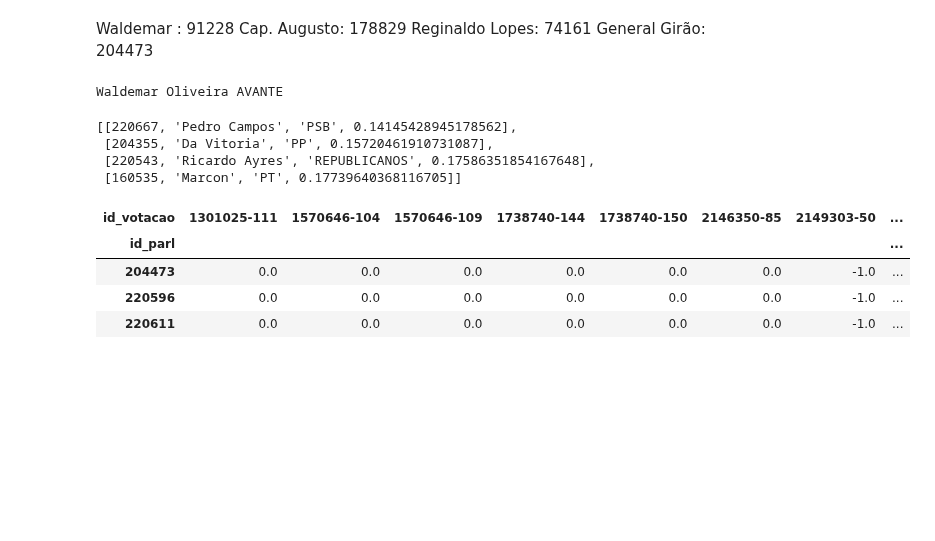
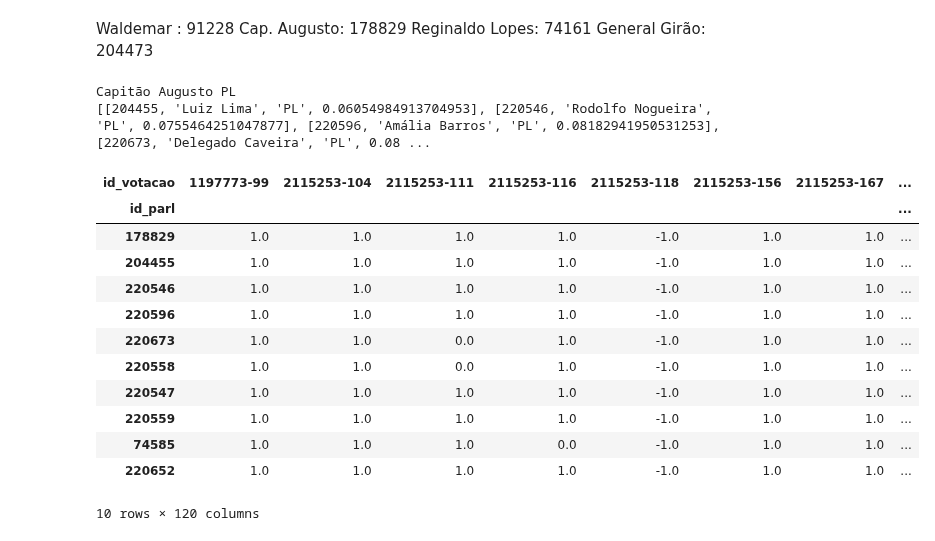
Before and after one commit to AcacioTelechi/correl-vots, a Jupyter notebook: teste.ipynb, the cells around one changed output. Saved outputs shown, nothing was run; the diff lists cells and outputs as text; code cells hidden in the pictures; blank space fills up the shorter version.

```diff
--- a/teste.ipynb
+++ b/teste.ipynb
@@ -49,7 +27,4 @@ def generate_dates(start_date, end_date, step=1, **kwargs):
 # %%
-LAST_DATE = "2023-11-14"
-first_date = "2023-01-01"
-
 for date in tqdm(generate_dates(first_date, LAST_DATE, 30)[1:]):
     url = f"https://dadosabertos.camara.leg.br/api/v2/votacoes?dataInicio={first_date}&dataFim={date}&ordem=DESC&ordenarPor=dataHoraRegistro"
     resp = request(url)
@@ -61,6 +36,8 @@ for date in tqdm(generate_dates(first_date, LAST_DATE, 30)[1:]):
         id_vot = votacao['id']
         with open(f'{VOTACOES_FOLDER}/{id_vot}', 'w', encoding='utf8') as f:
             json.dump(votacao, f)
+
+    first_date = date
 # %% [markdown]
 # Pegar os votos das votações
 # %%
@@ -110,0 +92,22 @@ df_pivot = (
+# %%
+df = (
+    pd.DataFrame(votos_trat)
+    .pivot(columns="id_votacao", values="tipo_voto", index="id_parl")
+    .fillna(0)
+)
+
+non_cons_votes = []
+for column in df.columns:
+    tot_1 = sum([1 for v in df.loc[:, column] if v == 1])
+    tot_m_1 = sum([1  for v in df.loc[:, column] if v == -1])
+    tot_0 = sum([1  for v in df.loc[:, column] if v == 0])
+
+    convg = max(tot_1, tot_m_1) / (tot_1 + tot_m_1)
+    non_0 = 1 - (tot_0 / (tot_1 + tot_m_1 + tot_0))
+
+    if convg < .8  and non_0 > .2:
+        non_cons_votes.append(column)
+
+print(f"{len(non_cons_votes) / len(df.columns):.2%} das votações não foram consensuais e tiverem mais de 20% de não zeros.")
+
+df_pivot = df.loc[:, non_cons_votes]
@@ -126,37 +131,40 @@ General Girão: 204473
 # %%
 def find_parl_data_by_id(id_):
     parl_url = f"https://dadosabertos.camara.leg.br/api/v2/deputados/{id_}"
     return request(parl_url)[0]
 
-id_parl_ref = 91228
+id_parl_ref = 178829
 parl_ref = find_parl_data_by_id(id_parl_ref)
 
 print(parl_ref['ultimoStatus']['nome'], parl_ref['ultimoStatus']['siglaPartido'])
 
-resp = model.kneighbors(csm[id_parl_to_idx[id_parl_ref]], n_neighbors = 5, return_distance=True)
+TOT_NEIGHBORS = 10
+
+resp = model.kneighbors(csm[id_parl_to_idx[id_parl_ref]], n_neighbors = TOT_NEIGHBORS, return_distance=True)
 
 recs = []
 for dist, idx in zip(resp[0][0][1:], resp[1][0][1:]):
     id_dep = df_pivot.iloc[idx].name
     parl_data = find_parl_data_by_id(id_dep)
 
     recs.append([id_dep, parl_data['ultimoStatus']['nome'], parl_data['ultimoStatus']['siglaPartido'], dist])
-recs
+
+print(recs)
+
+df_pivot.loc[[id_parl_ref, *[r[0] for r in recs]],:]
 # %% [output]
-Waldemar Oliveira AVANTE
+Capitão Augusto PL
+[[204455, 'Luiz Lima', 'PL', 0.06054984913704953], [220546, 'Rodolfo Nogueira', 'PL', 0.0755464251047877], [220596, 'Amália Barros', 'PL', 0.08182941950531253], [220673, 'Delegado Caveira', 'PL', 0.08 ...
+| id_votacao | 1197773-99 | 2115253-104 | 2115253-111 | 2115253-116 | 2115253-118 | 2115253-156 | 2115253-167 | ... |
+| id_parl |  |  |  |  |  |  |  | ... |
+| 178829 | 1.0 | 1.0 | 1.0 | 1.0 | -1.0 | 1.0 | 1.0 | ... |
+| 204455 | 1.0 | 1.0 | 1.0 | 1.0 | -1.0 | 1.0 | 1.0 | ... |
+| 220546 | 1.0 | 1.0 | 1.0 | 1.0 | -1.0 | 1.0 | 1.0 | ... |
+| 220596 | 1.0 | 1.0 | 1.0 | 1.0 | -1.0 | 1.0 | 1.0 | ... |
+| 220673 | 1.0 | 1.0 | 0.0 | 1.0 | -1.0 | 1.0 | 1.0 | ... |
+| 220558 | 1.0 | 1.0 | 0.0 | 1.0 | -1.0 | 1.0 | 1.0 | ... |
+| 220547 | 1.0 | 1.0 | 1.0 | 1.0 | -1.0 | 1.0 | 1.0 | ... |
+| 220559 | 1.0 | 1.0 | 1.0 | 1.0 | -1.0 | 1.0 | 1.0 | ... |
+| 74585 | 1.0 | 1.0 | 1.0 | 0.0 | -1.0 | 1.0 | 1.0 | ... |
+| 220652 | 1.0 | 1.0 | 1.0 | 1.0 | -1.0 | 1.0 | 1.0 | ... |
-[[220667, 'Pedro Campos', 'PSB', 0.14145428945178562],
- [204355, 'Da Vitoria', 'PP', 0.15720461910731087],
- [220543, 'Ricardo Ayres', 'REPUBLICANOS', 0.17586351854167648],
- [160535, 'Marcon', 'PT', 0.17739640368116705]]
+10 rows × 120 columns
-# %%
-# Assuming df is your DataFrame
-pd.set_option('display.max_rows', None)
-pd.set_option('display.max_columns', None)
-
-df_pivot.loc[[204473, 220596, 220611],:]
-# %% [output]
-| id_votacao | 1301025-111 | 1570646-104 | 1570646-109 | 1738740-144 | 1738740-150 | 2146350-85 | 2149303-50 | ... |
-| id_parl |  |  |  |  |  |  |  | ... |
-| 204473 | 0.0 | 0.0 | 0.0 | 0.0 | 0.0 | 0.0 | -1.0 | ... |
-| 220596 | 0.0 | 0.0 | 0.0 | 0.0 | 0.0 | 0.0 | -1.0 | ... |
-| 220611 | 0.0 | 0.0 | 0.0 | 0.0 | 0.0 | 0.0 | -1.0 | ... |
```
Also changed, not shown: parts of 9 cells of this notebook.
